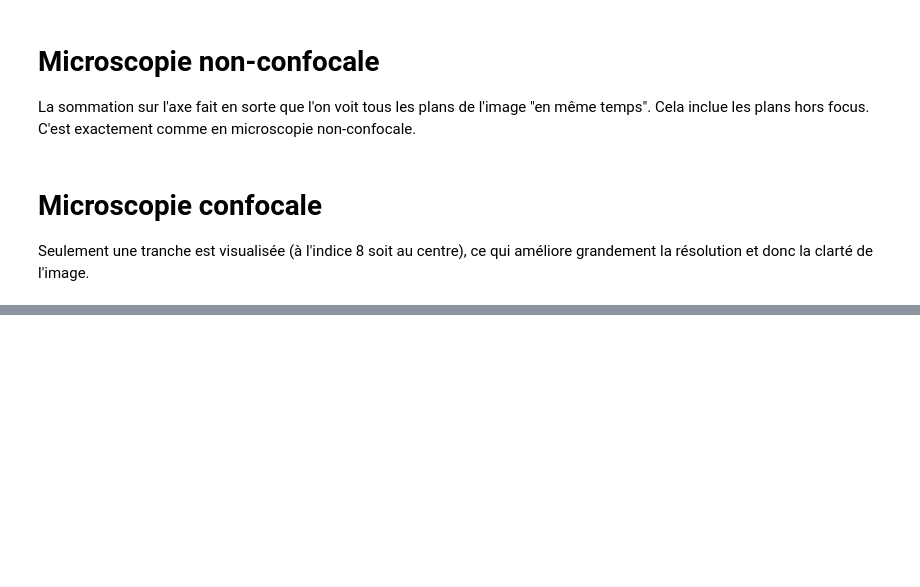
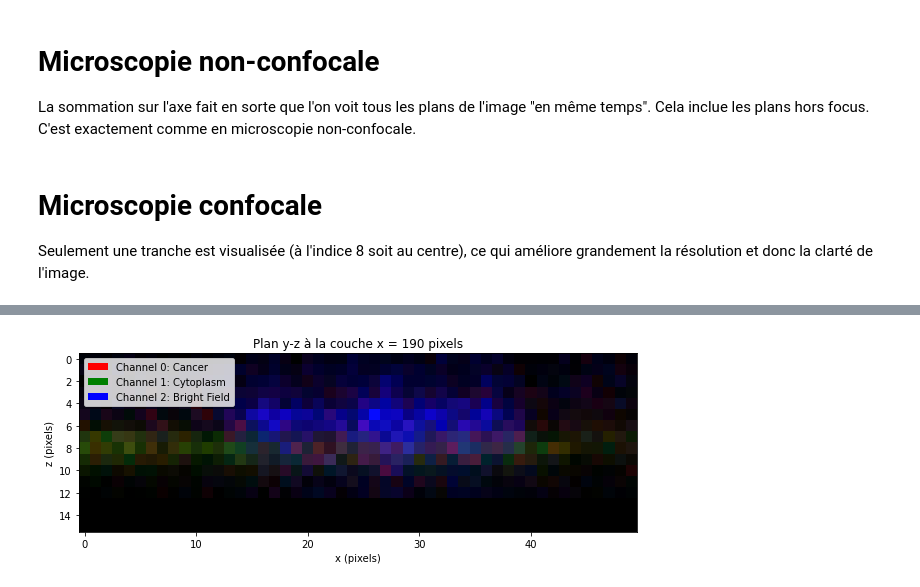
Before and after one commit to emilegp/microscopie_confocale, a Jupyter notebook: prostate/data_analysis.ipynb, the cells around one changed output, grey strips where cells are left out. Saved outputs shown, nothing was run; the diff lists cells and outputs as text; code cells hidden in the pictures; blank space fills up the shorter version.

```diff
--- a/prostate/data_analysis.ipynb
+++ b/prostate/data_analysis.ipynb
@@ -119,14 +133,20 @@ plt.ylabel('y')
 # %%
-x = range(310, 340)
+x = range(300, 350)
 ylayer = 190
 imr = 2*im4d[0, :, ylayer, x].T
 img = im4d[1, :, ylayer, x].T
 imb = im4d[2, :, ylayer, x].T
 im = np.stack([imr,img,imb], axis=2)
 
 
 plt.figure(figsize=[10,10])
 plt.imshow(im/im.max())
-plt.xlabel('x')
-plt.ylabel('z')
+plt.legend(handles=legend_elements, loc='upper left', bbox_to_anchor=(0, 1))
+plt.xlabel('x (pixels)')
+plt.ylabel('z (pixels)')
+plt.title(f'Plan y-z à la couche x = {ylayer} pixels')
+plt.savefig('yz_plane_at_xlayer.png')
+plt.show()
+# %% [output]
+[figure, added]
 # %%
```
Also changed, not shown: parts of 6 cells of this notebook, 10 other files.
